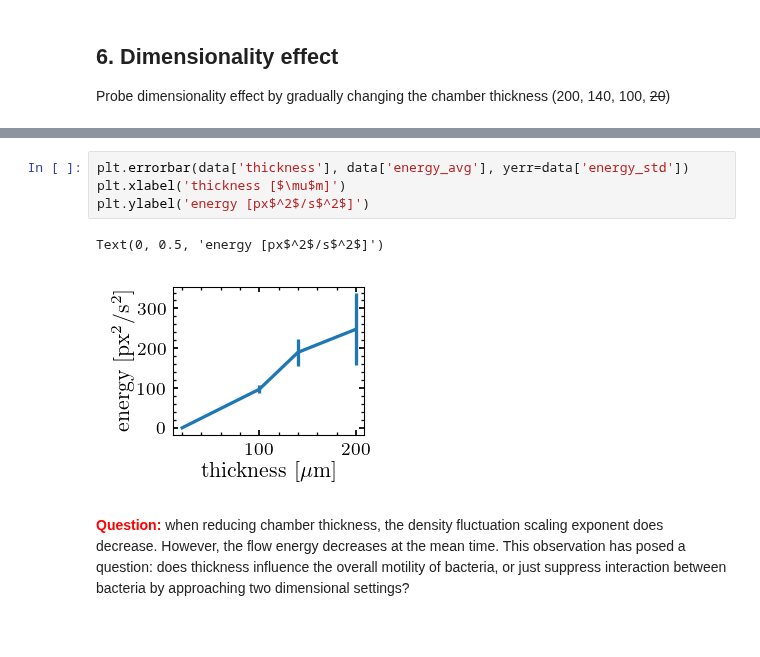
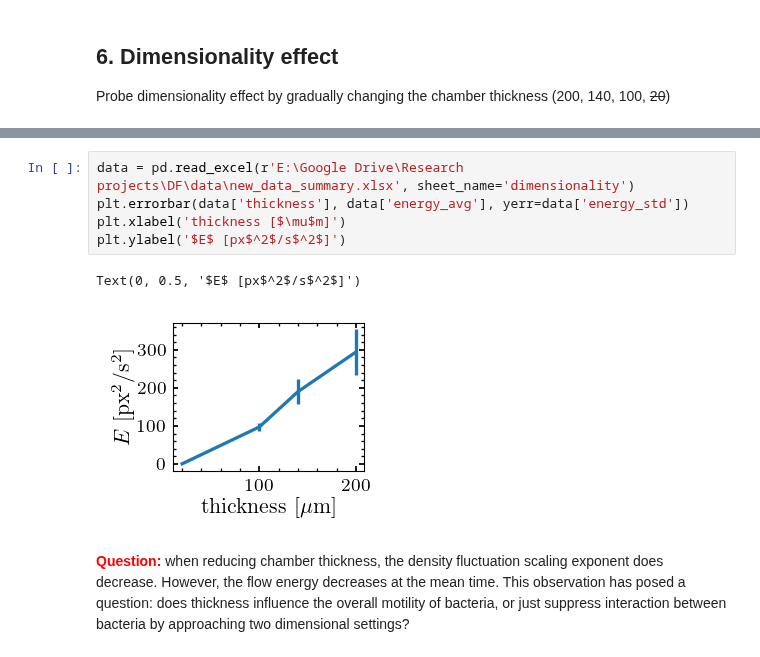
Before and after one commit to ZLoverty/Python, a Jupyter notebook: Correlation/src/Figures.ipynb, the cells around one changed output, grey strips where cells are left out. Cells and saved outputs as stored; diff of their text form.

```diff
--- a/Correlation/src/Figures.ipynb
+++ b/Correlation/src/Figures.ipynb
@@ -468,10 +465,11 @@ Text(0, 0.5, '$\\alpha$')
 # %%
+data = pd.read_excel(r'E:\Google Drive\Research projects\DF\data\new_data_summary.xlsx', sheet_name='dimensionality')
 plt.errorbar(data['thickness'], data['energy_avg'], yerr=data['energy_std'])
 plt.xlabel('thickness [$\mu$m]')
-plt.ylabel('energy [px$^2$/s$^2$]')
+plt.ylabel('$E$ [px$^2$/s$^2$]')
 # %% [output]
-Text(0, 0.5, 'energy [px$^2$/s$^2$]')
+Text(0, 0.5, '$E$ [px$^2$/s$^2$]')
-[figure, old version]
+[figure, new version]
 # %% [markdown]
 **<font color='red'>Question:</font>** when reducing chamber thickness, the density fluctuation scaling exponent does decrease. However, the flow energy decreases at the mean time. This observation has posed a question: does thickness influence the overall motility of bacteria, or just suppress interaction between bacteria by approaching two dimensional settings?
 # %% [markdown]
```
Also changed, not shown: parts of 5 cells of this notebook.
